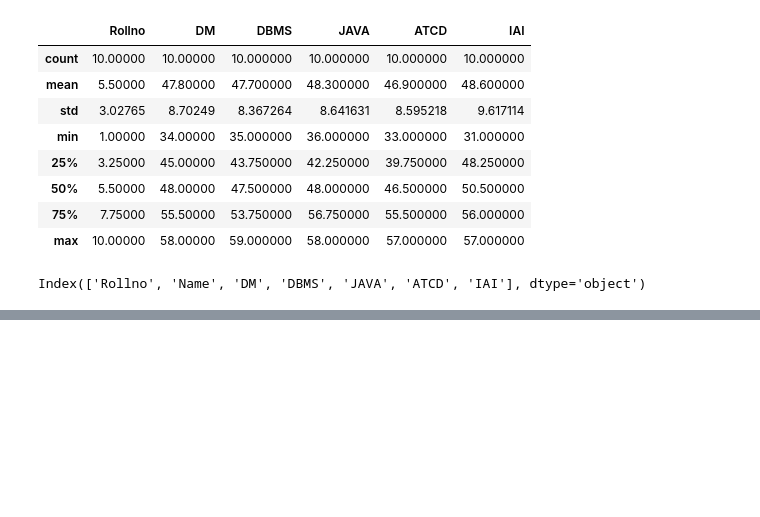
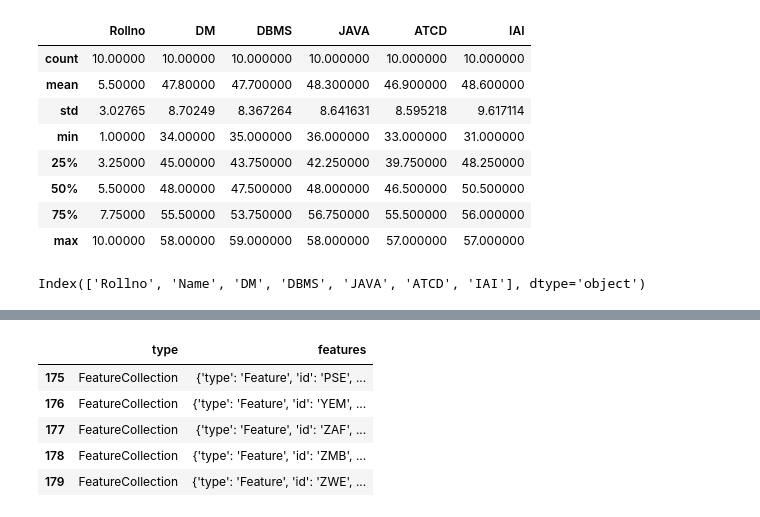
Before and after one commit to esnakaridharanioffical-lgtm/ML_LAB_2026-27, a Jupyter notebook: pandas.ipynb, the cells around one changed output, grey strips where cells are left out. Cells and saved outputs as stored; diff of their text form; code cells hidden in the pictures; blank space fills up the shorter version.

```diff
--- a/pandas.ipynb
+++ b/pandas.ipynb
@@ -107,0 +121,9 @@ Index(['Rollno', 'Name', 'DM', 'DBMS', 'JAVA', 'ATCD', 'IAI'], dtype='object')
+# %%
+df.tail()
+# %% [output]
+|  | type | features |
+| 175 | FeatureCollection | {'type': 'Feature', 'id': 'PSE', ... |
+| 176 | FeatureCollection | {'type': 'Feature', 'id': 'YEM', ... |
+| 177 | FeatureCollection | {'type': 'Feature', 'id': 'ZAF', ... |
+| 178 | FeatureCollection | {'type': 'Feature', 'id': 'ZMB', ... |
+| 179 | FeatureCollection | {'type': 'Feature', 'id': 'ZWE', ... |
```
Also changed, not shown: parts of 6 cells of this notebook.
